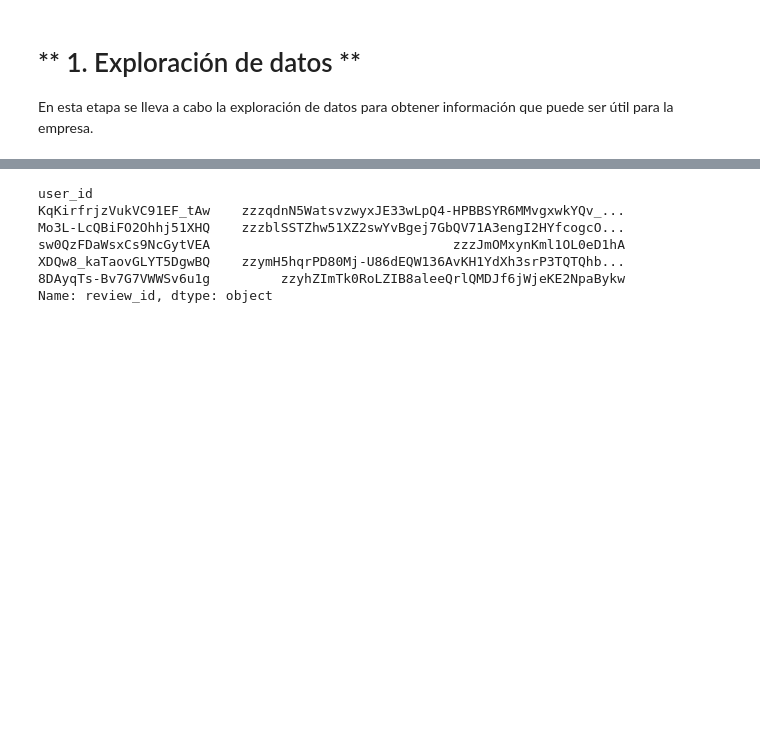
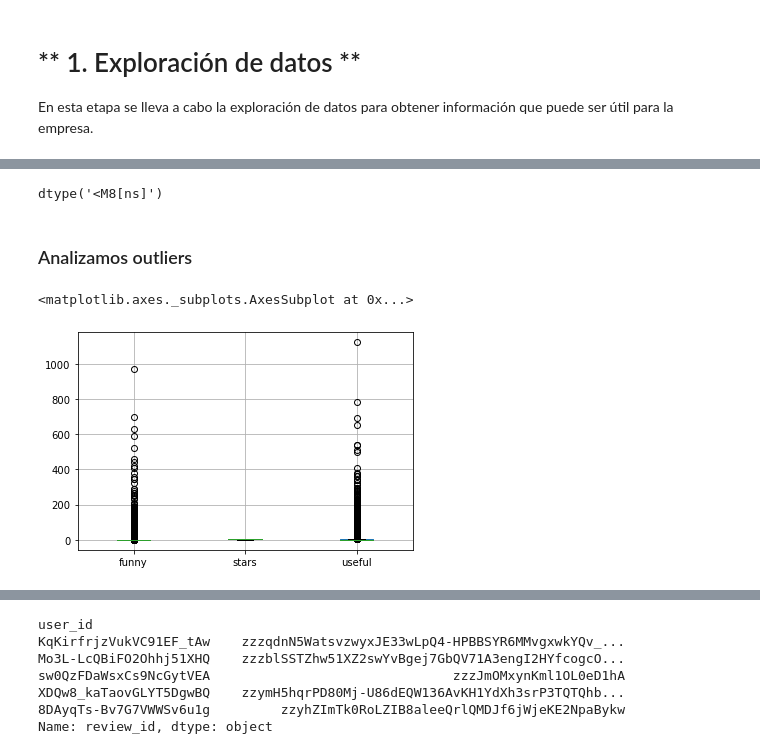
Before and after one commit to andreablatter/DataScience, a Jupyter notebook: TP_NLP/sentiment-analysis.ipynb, the cells around one changed output, grey strips where cells are left out. Saved outputs shown, nothing was run; the diff lists cells and outputs as text; code cells hidden in the pictures; blank space fills up the shorter version.

```diff
--- a/TP_NLP/sentiment-analysis.ipynb
+++ b/TP_NLP/sentiment-analysis.ipynb
@@ -88,0 +124,4 @@ En esta etapa se lleva a cabo la exploración de datos para obtener información
+# %%
+df['date'] =  pd.to_datetime(df['date'], errors='coerce', format='%-m/%d/%Y %H:%M:%S')
+df['date']
+#nota fer, no estoy pudiendo convertir la fecha a datetime
@@ -88,0 +141,12 @@ En esta etapa se lleva a cabo la exploración de datos para obtener información
+# %%
+df['date'].dtype
+# %% [output]
+dtype('<M8[ns]')
+# %% [markdown]
+### Analizamos outliers
+# %%
+#valores outliers
+df.boxplot()
+# %% [output]
+<matplotlib.axes._subplots.AxesSubplot at 0x...>
+[figure, added]
```
Also changed, not shown: parts of 18 cells of this notebook.
